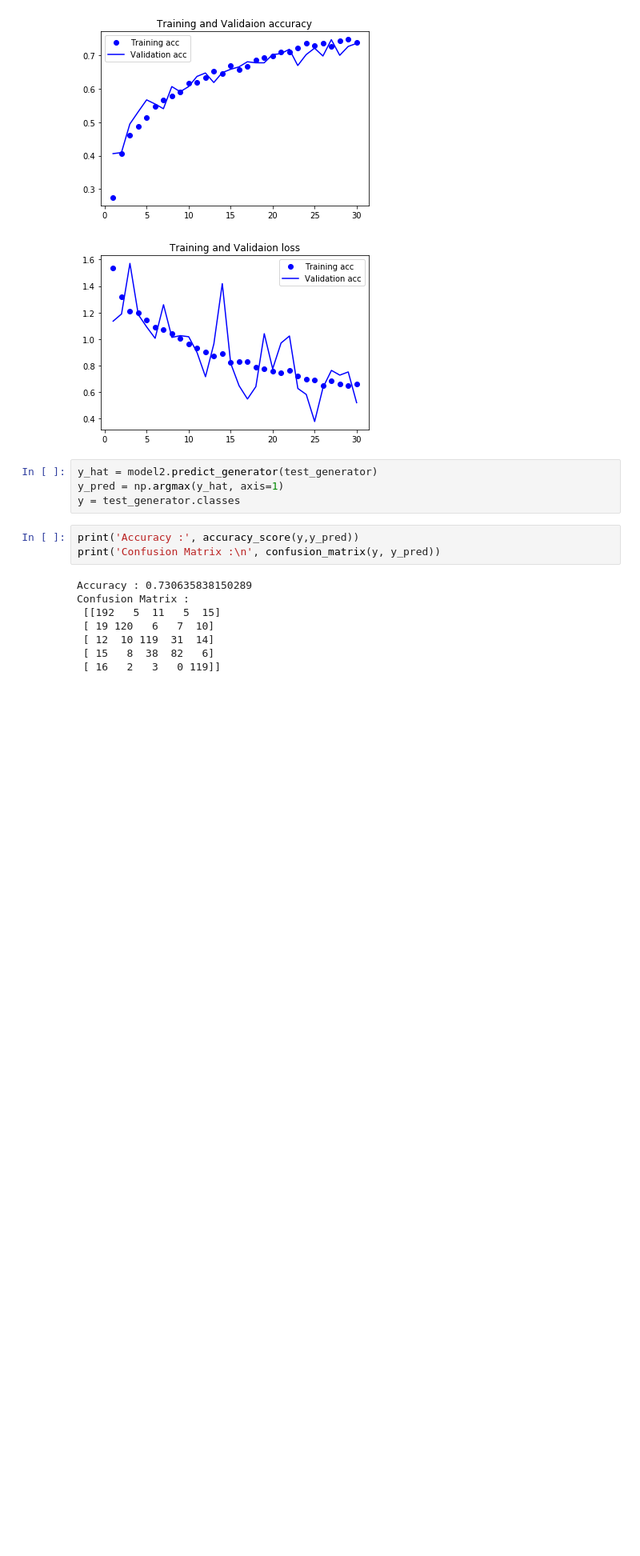
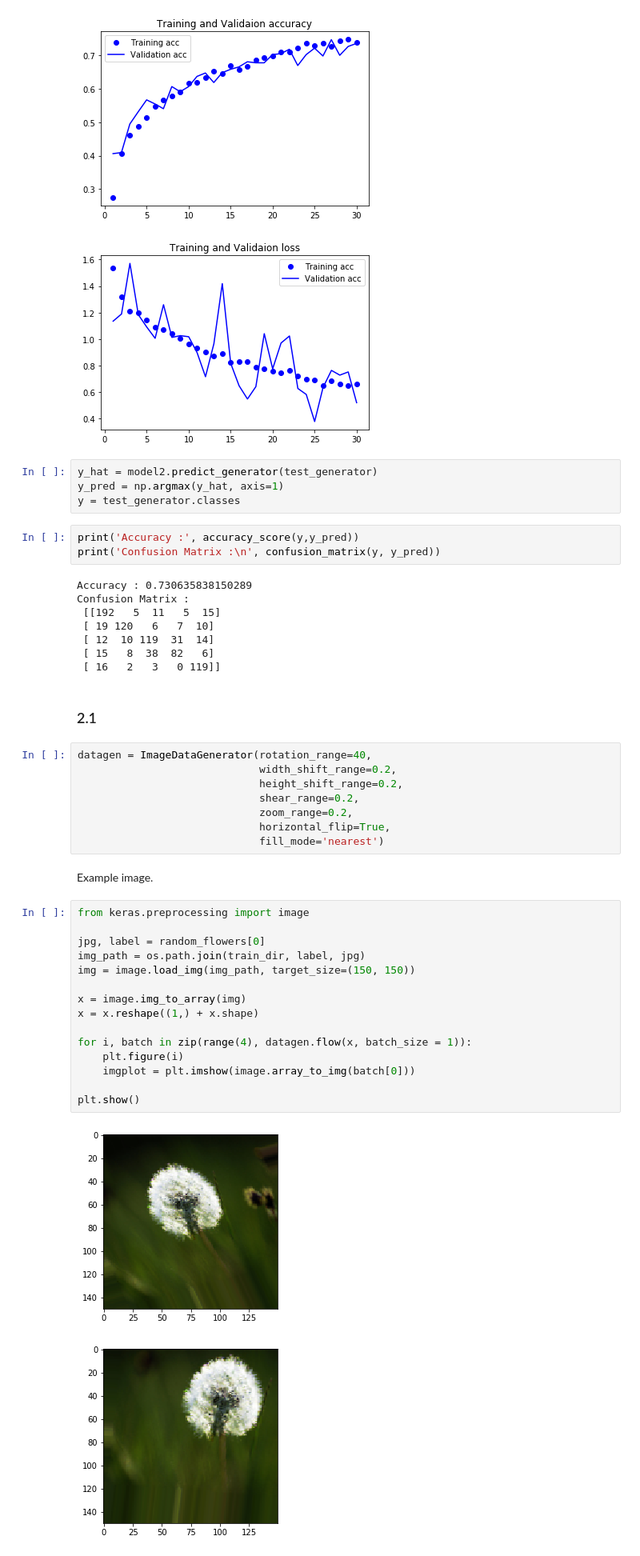
Before and after one commit to davidkwlarsson/edan95, a Jupyter notebook: Lab3/lab3.ipynb, the cells around one changed output. Shown at 80% size. Saved outputs shown, nothing was run; the diff lists cells and outputs as text; blank space fills up the shorter version.

Commit message:
Data Augmentation part done

```diff
--- a/Lab3/lab3.ipynb
+++ b/Lab3/lab3.ipynb
@@ -345,3 +345,33 @@ Confusion Matrix :
  [ 12  10 119  31  14]
  [ 15   8  38  82   6]
  [ 16   2   3   0 119]]
+# %% [markdown]
+### 2.1
+# %%
+datagen = ImageDataGenerator(rotation_range=40,
+                             width_shift_range=0.2,
+                             height_shift_range=0.2,
+                             shear_range=0.2,
+                             zoom_range=0.2,
+                             horizontal_flip=True,
+                             fill_mode='nearest')
+# %% [markdown]
+Example image.
+# %%
+from keras.preprocessing import image
+
+jpg, label = random_flowers[0]
+img_path = os.path.join(train_dir, label, jpg)
+img = image.load_img(img_path, target_size=(150, 150))
+
+x = image.img_to_array(img)
+x = x.reshape((1,) + x.shape)
+
+for i, batch in zip(range(4), datagen.flow(x, batch_size = 1)):
+    plt.figure(i)
+    imgplot = plt.imshow(image.array_to_img(batch[0]))
+
+plt.show()
+# %% [output]
+[figure, added]
+[figure, added]
```
Also changed, not shown: parts of 15 cells of this notebook.
